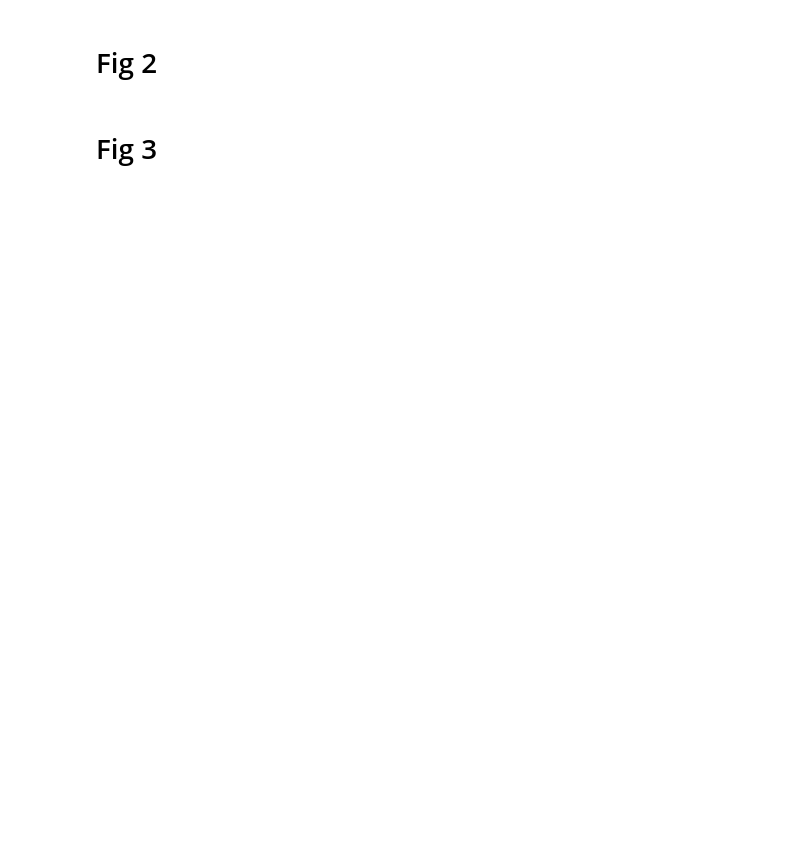
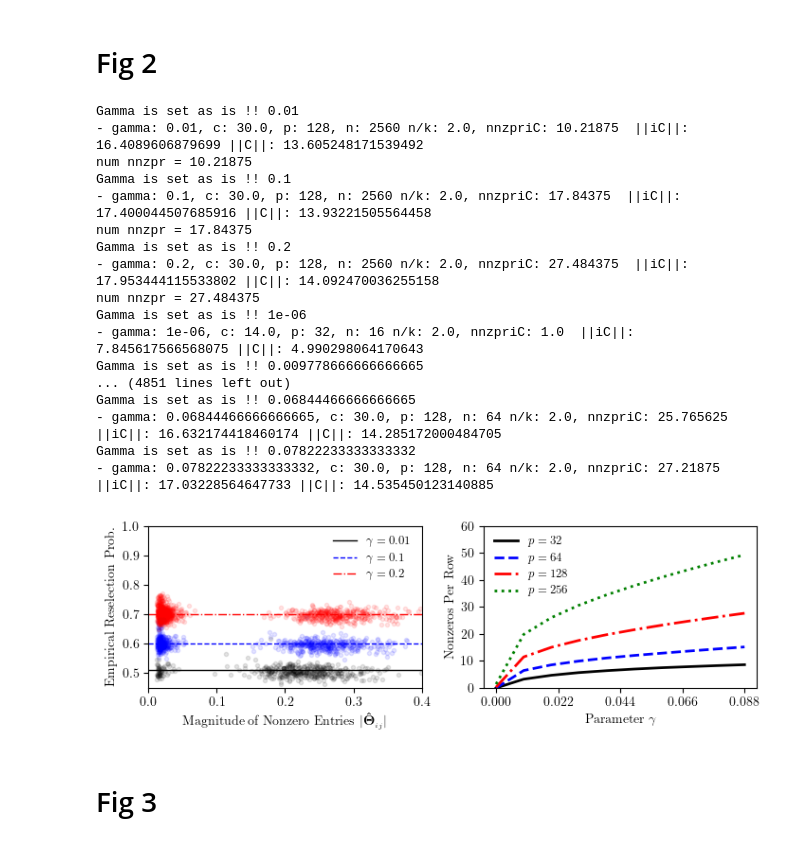
Before and after one commit to aefty/aquic, a Jupyter notebook: tests.ipynb, the cells around one changed output. Cells and saved outputs as stored; diff of their text form; code cells hidden in the pictures; blank space fills up the shorter version.

```diff
--- a/tests.ipynb
+++ b/tests.ipynb
@@ -279,7 +283,7 @@ print("Figure size (width x height in pixels):", fig_size_pixels, fig_size_pixel
 # %% [markdown]
 # Fig 2
 # %%
-def test1(p=128, N=1000, gamma=1/100, data_method='cluster'):
+def test1(p=128, N=100, gamma=1/100, data_method='cluster'):
 
     n = int(p*20)
     k = int(n/2)
@@ -307,8 +311,8 @@ def test1(p=128, N=1000, gamma=1/100, data_method='cluster'):
     P = np.zeros((p, p))
     for i in range(N):
 
-        #inx_k = np.random.choice(int(n), size=int(k), replace=False)
-        inx_k = np.random.choice(int(n), size=int(k))
+        inx_k = np.random.choice(int(n), size=int(k), replace=True)
+        #inx_k = np.random.choice(int(n), size=int(k))
         Y_k = Y[:, inx_k]
         #Y_k = make_samples(cov=C_true, n=int(k), seed=i)
         #Y_k, _, _ = normalize_data(Y_k)
@@ -429,34 +433,53 @@ axs[0, inx].plot(gamma_set, nnz_mean, color="red", alpha=1, linestyle='-.',  mar
 # axs[0, inx].plot(gamma_set, nnz_max,  color="black", alpha=1, linestyle='--', marker='', linewidth=1, label="_")
 # axs[0, inx].fill_between(gamma_set, nnz_min, nnz_max, color='orange', alpha=0.1,label=r"_")
 
 
 p = 256
 n = p/2
 k = n/2
 gamma_set = np.linspace(gamma_min, gamma_max, 10)
 nnz_mean, nnz_std = test2(p=p, n=n, k=k, data_method=data_method, gamma_set=gamma_set, N=100, seed=1)
 nnz_min = nnz_mean - nnz_std*2
 nnz_max = nnz_mean + nnz_std*2
 
 axs[0, inx].plot(gamma_set, nnz_mean, color="green", alpha=1, linestyle=':',  marker='', linewidth=2, label=rf"$p={p}$")
 # axs[0, inx].plot(gamma_set, nnz_min,  color="black", alpha=1, linestyle='--', marker='', linewidth=1, label=r"_$\pm \mathrm{{std}}$")
 # axs[0, inx].plot(gamma_set, nnz_max,  color="black", alpha=1, linestyle='--', marker='', linewidth=1, label="_")
 # axs[0, inx].fill_between(gamma_set, nnz_min, nnz_max, color='orange', alpha=0.1,label=r"_")
 
 axs[0, inx].set_ylabel(r'Nonzeros Per Row')
 axs[0, inx].set_xlabel(r'Parameter $\gamma$')
 
 xticks = np.linspace(gamma_set[0], gamma_set[-1], 5)
 axs[0, inx].set_xticks(xticks)
 
-axs[0, inx].set_ylim([0,40])
+axs[0, inx].set_ylim([0,60])
 
 axs[0, inx].legend(loc='upper left',frameon=False,fontsize=9,ncol=1)
 
 fig.savefig("fig_2.png", dpi=300)
 
 fig_size_pixels = fig.get_size_inches()
 print("Figure size (width x height in pixels):", fig_size_pixels, fig_size_pixels[1] / fig_size_pixels[0])
+# %% [output]
+Gamma is set as is !! 0.01
+- gamma: 0.01, c: 30.0, p: 128, n: 2560 n/k: 2.0, nnzpriC: 10.21875  ||iC||: 16.4089606879699 ||C||: 13.605248171539492
+num nnzpr = 10.21875
+Gamma is set as is !! 0.1
+- gamma: 0.1, c: 30.0, p: 128, n: 2560 n/k: 2.0, nnzpriC: 17.84375  ||iC||: 17.400044507685916 ||C||: 13.93221505564458
+num nnzpr = 17.84375
+Gamma is set as is !! 0.2
+- gamma: 0.2, c: 30.0, p: 128, n: 2560 n/k: 2.0, nnzpriC: 27.484375  ||iC||: 17.953444115533802 ||C||: 14.092470036255158
+num nnzpr = 27.484375
+Gamma is set as is !! 1e-06
+- gamma: 1e-06, c: 14.0, p: 32, n: 16 n/k: 2.0, nnzpriC: 1.0  ||iC||: 7.845617566568075 ||C||: 4.990298064170643
+Gamma is set as is !! 0.009778666666666665
+... (4851 lines left out)
+Gamma is set as is !! 0.06844466666666665
+- gamma: 0.06844466666666665, c: 30.0, p: 128, n: 64 n/k: 2.0, nnzpriC: 25.765625  ||iC||: 16.632174418460174 ||C||: 14.285172000484705
+Gamma is set as is !! 0.07822233333333332
+- gamma: 0.07822233333333332, c: 30.0, p: 128, n: 64 n/k: 2.0, nnzpriC: 27.21875  ||iC||: 17.03228564647733 ||C||: 14.535450123140885
+[figure, added]
 # %% [markdown]
 # Fig 3
 # %%
```
Also changed, not shown: parts of 12 cells of this notebook, 2 other files.
